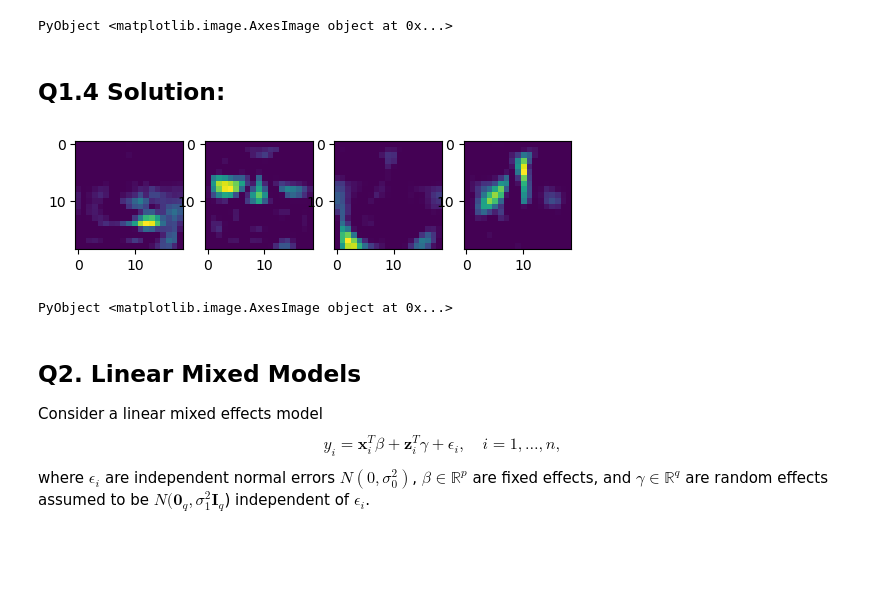
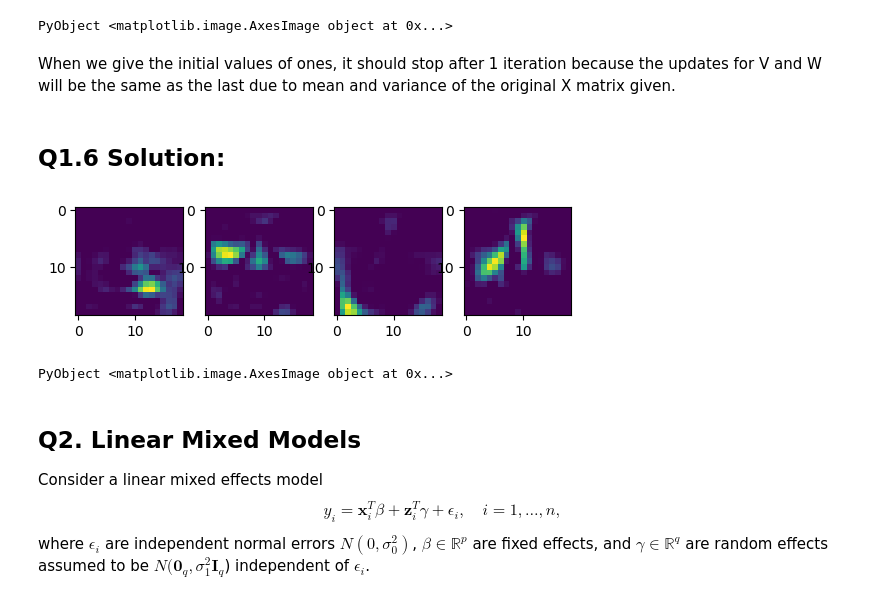
Before and after one commit to sarah-ji/biostat-m280-2018-spring, a Jupyter notebook: hw2/hw02.ipynb, the cells around one changed output. Saved outputs shown, nothing was run; the diff lists cells and outputs as text; code cells hidden in the pictures; blank space fills up the shorter version.

```diff
--- a/hw2/hw02.ipynb
+++ b/hw2/hw02.ipynb
@@ -266,36 +235,37 @@ PyPlot.imshow(reshape(VW_1[50, :], 19, 19))
 # %% [output]
 [figure]
 PyObject <matplotlib.image.AxesImage object at 0x...>
+# %% [markdown]
+When we give the initial values of ones, it should stop after 1 iteration because the updates for V and W will be the same as the last due to mean and variance of the original X matrix given.
 # %% [markdown]
-## Q1.4 Solution:
+## Q1.6 Solution:
 # %%
-# with rank 10 its blurrier than with rank 50 because we are capturing less information from the original X
-V, W = nnmf2(X, 50, V = V0[:, 1:50], W = W0[1:50, :])
+V, W = nnmf3(X, 50, V = V0[:, 1:50], W = W0[1:50, :])
 size(W)
 
 W_img1 = W[1, :]
 W_img1 = reshape(W_img1, 19, 19)
 
 W_img2 = W[2, :]
 W_img2 = reshape(W_img2, 19, 19)
 
 W_img5 = W[5, :]
 W_img5 = reshape(W_img5, 19, 19)
 
 W_img10 = W[10, :]
 W_img10 = reshape(W_img10, 19, 19)
 
 #VW = V*W
 subplot(1, 4, 1)
 PyPlot.imshow(W_img1)
 subplot(1, 4, 2)
 PyPlot.imshow(W_img2)
 subplot(1, 4, 3)
 PyPlot.imshow(W_img5)
 subplot(1, 4, 4)
 PyPlot.imshow(W_img10)
 # %% [output]
-[figure, old version]
+[figure, new version]
 PyObject <matplotlib.image.AxesImage object at 0x...>
 # %% [markdown]
 ## Q2. Linear Mixed Models
```
Also changed, not shown: parts of 14 cells of this notebook.
